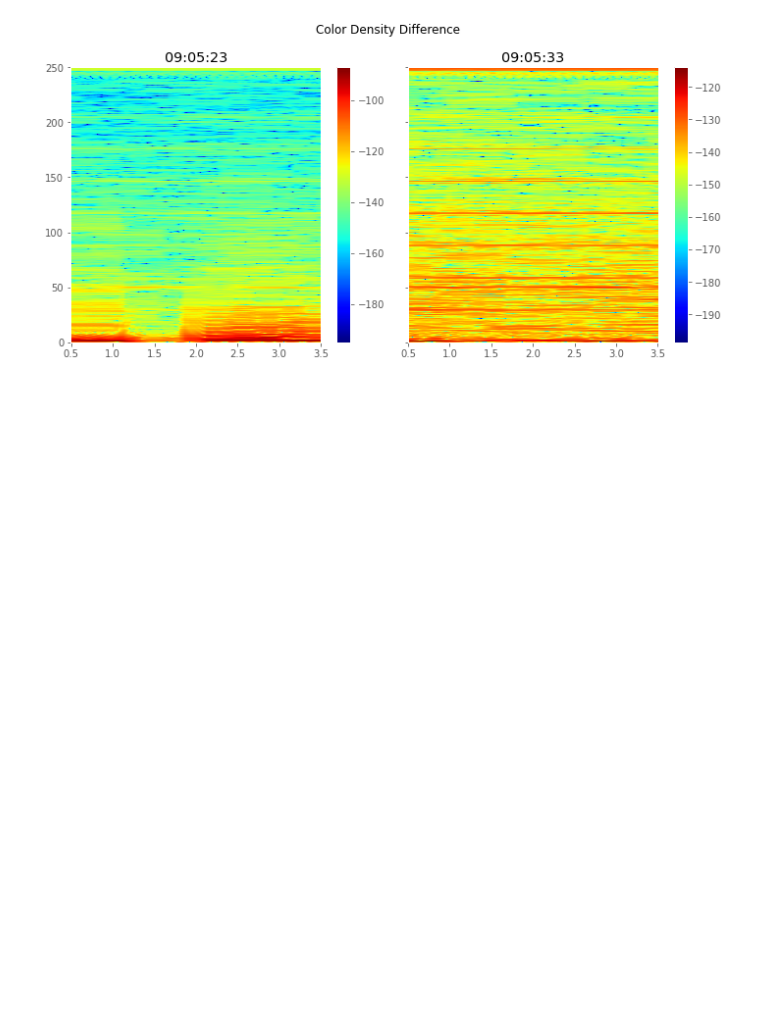
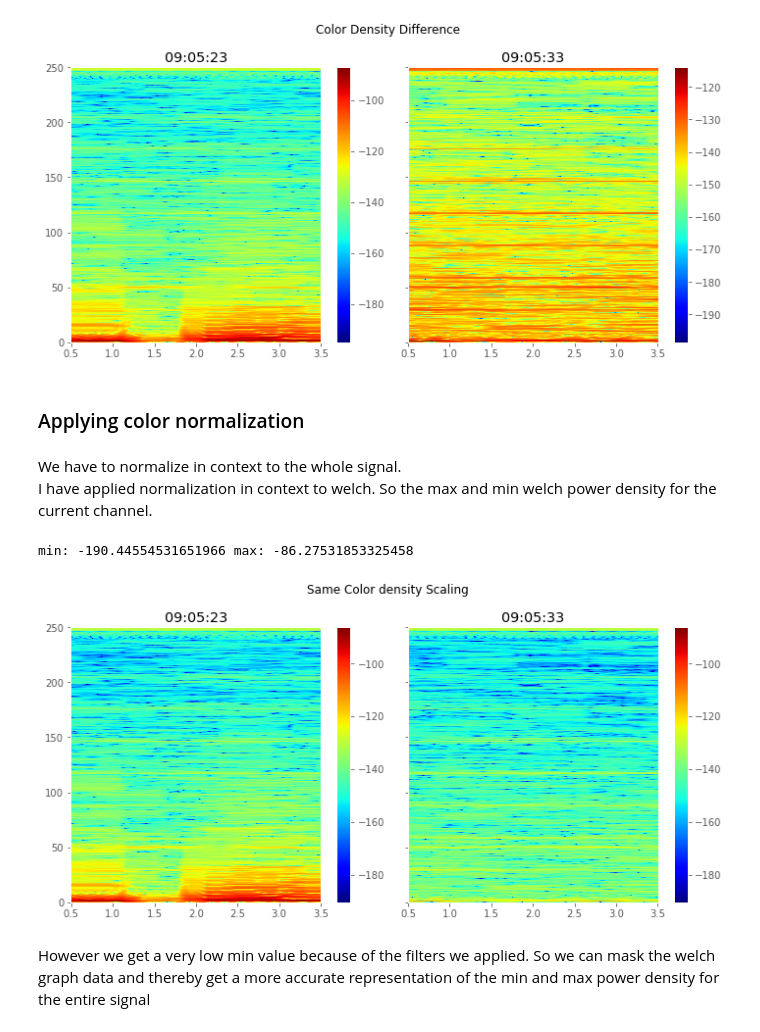
Before and after one commit to nikl1425/DeepLearning_Master, a Jupyter notebook: Master_Thesis_Project/Data_Analysis/Dataset-Køge.ipynb, the cells around one changed output. Drawn from its saved outputs; the diff is of its cells as text; code cells hidden in the pictures; blank space fills up the shorter version.

```diff
--- a/Master_Thesis_Project/Data_Analysis/Dataset-Køge.ipynb
+++ b/Master_Thesis_Project/Data_Analysis/Dataset-Køge.ipynb
@@ -725,3 +725,41 @@ fig.tight_layout()
 plt.show()
 # %% [output]
 [figure]
+# %% [markdown]
+### Applying color normalization
+# %% [markdown]
+We have to normalize in context to the whole signal. <br>
+I have applied normalization in context to welch. So the max and min welch power density for the current channel.
+# %%
+# filtered signal welch store to db
+
+f_welch_filt_sig = nanpow2db(f_Pxx_den)
+
+w_max = np.max(f_welch_filt_sig)
+w_min = np.min(f_welch_filt_sig)
+
+print(f"min: {w_min} max: {w_max}")
+# %% [output]
+min: -190.44554531651966 max: -86.27531853325458
+# %%
+fig, (ax1, ax2) = plt.subplots(1, 2, figsize=(10,5), sharey=True, sharex = True)
+
+
+normalize_color= matplotlib.colors.Normalize(vmin=w_min, vmax=w_max)
+ax1.set_title(sz_win[0][1])
+f, t, Sxx = signal.spectrogram(np.array(sz_win[0][0]), fs=500, nperseg=500, noverlap=int(500*0.99), nfft=1024, scaling='density', return_onesided=True)
+pcm = ax1.pcolormesh(t, f, nanpow2db(Sxx), cmap='jet', norm=normalize_color)
+
+ax2.set_title(sz_win[5][1])
+f, t, Sxx = signal.spectrogram(np.array(sz_win[5][0]), fs=500, nperseg=500, noverlap=int(500*0.99), nfft=1024, scaling='density', return_onesided=True)
+pcm2 = ax2.pcolormesh(t, f, nanpow2db(Sxx), cmap='jet', norm=normalize_color)
+
+plt.colorbar(pcm, ax=ax1)
+plt.colorbar(pcm2, ax=ax2)
+fig.suptitle('Same Color density Scaling')
+fig.tight_layout()
+plt.show()
+# %% [output]
+[figure, added]
+# %% [markdown]
+However we get a very low min value because of the filters we applied. So we can mask the welch graph data and thereby get a more accurate representation of the min and max power density for the entire signal
```
Also changed, not shown: parts of 10 cells of this notebook.
